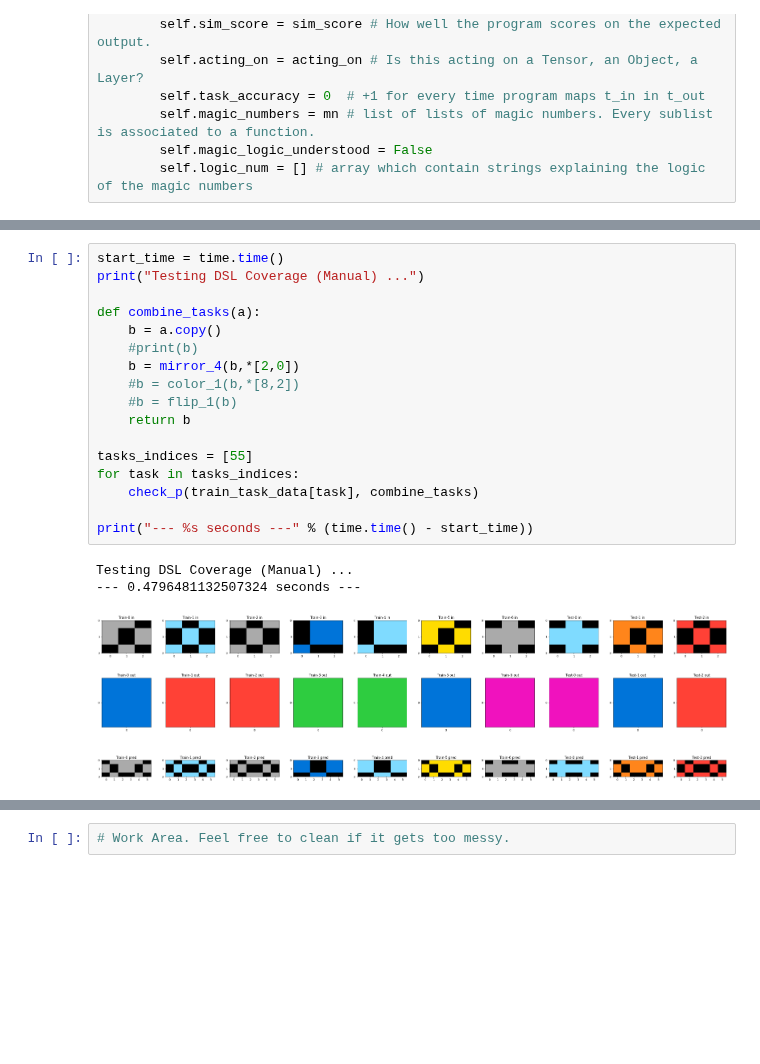
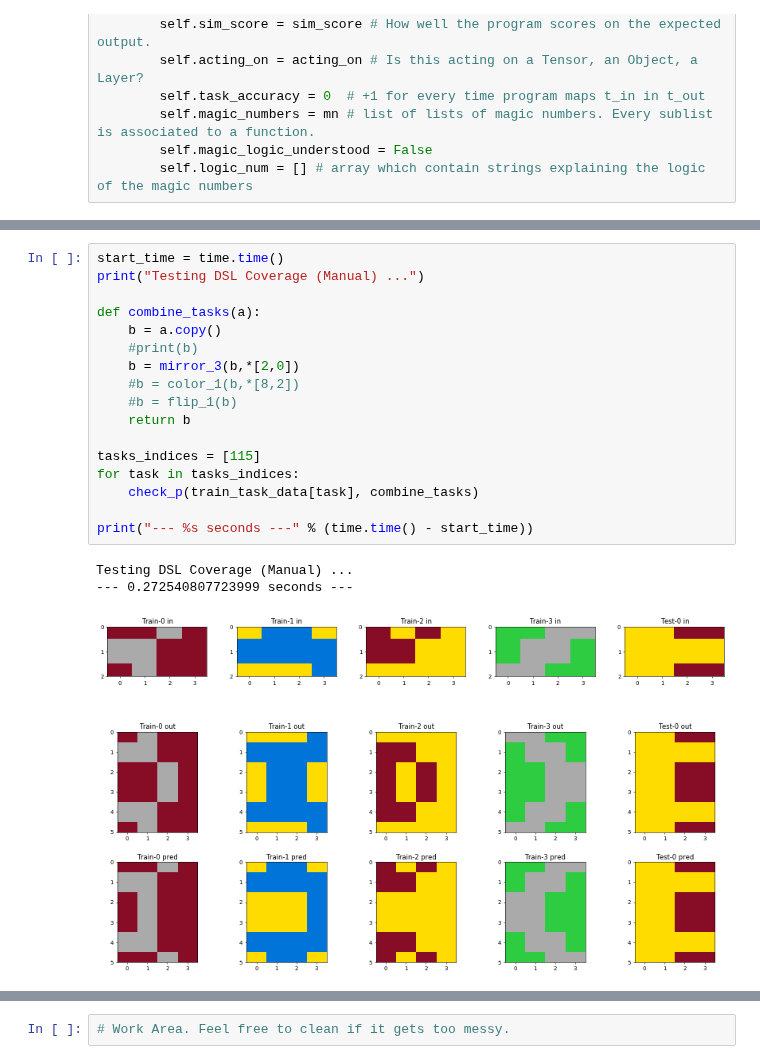
Before and after one commit to lorepieri8/ARC_challenge, a Jupyter notebook: ARC_DSL.ipynb, the cells around one changed output, grey strips where cells are left out. Drawn from its saved outputs; the diff is of its cells as text; blank space fills up the shorter version.

```diff
--- a/ARC_DSL.ipynb
+++ b/ARC_DSL.ipynb
@@ -1269,24 +1272,24 @@ Load Program Application Framework ...
 # %%
 start_time = time.time()
 print("Testing DSL Coverage (Manual) ...")
 
 def combine_tasks(a):
     b = a.copy()
     #print(b)
-    b = mirror_4(b,*[2,0])
+    b = mirror_3(b,*[2,0])
     #b = color_1(b,*[8,2])
     #b = flip_1(b)
     return b
 
-tasks_indices = [55]
+tasks_indices = [115]
 for task in tasks_indices:
     check_p(train_task_data[task], combine_tasks)
 
 print("--- %s seconds ---" % (time.time() - start_time))
 # %% [output]
 Testing DSL Coverage (Manual) ...
---- 0.4796481132507324 seconds ---
+--- 0.272540807723999 seconds ---
-[figure, old version]
+[figure, new version]
 # %%
 start_time = time.time()
 print("Testing DSL Coverage (Training Set) ...")
```
Also changed, not shown: parts of 21 cells of this notebook.
